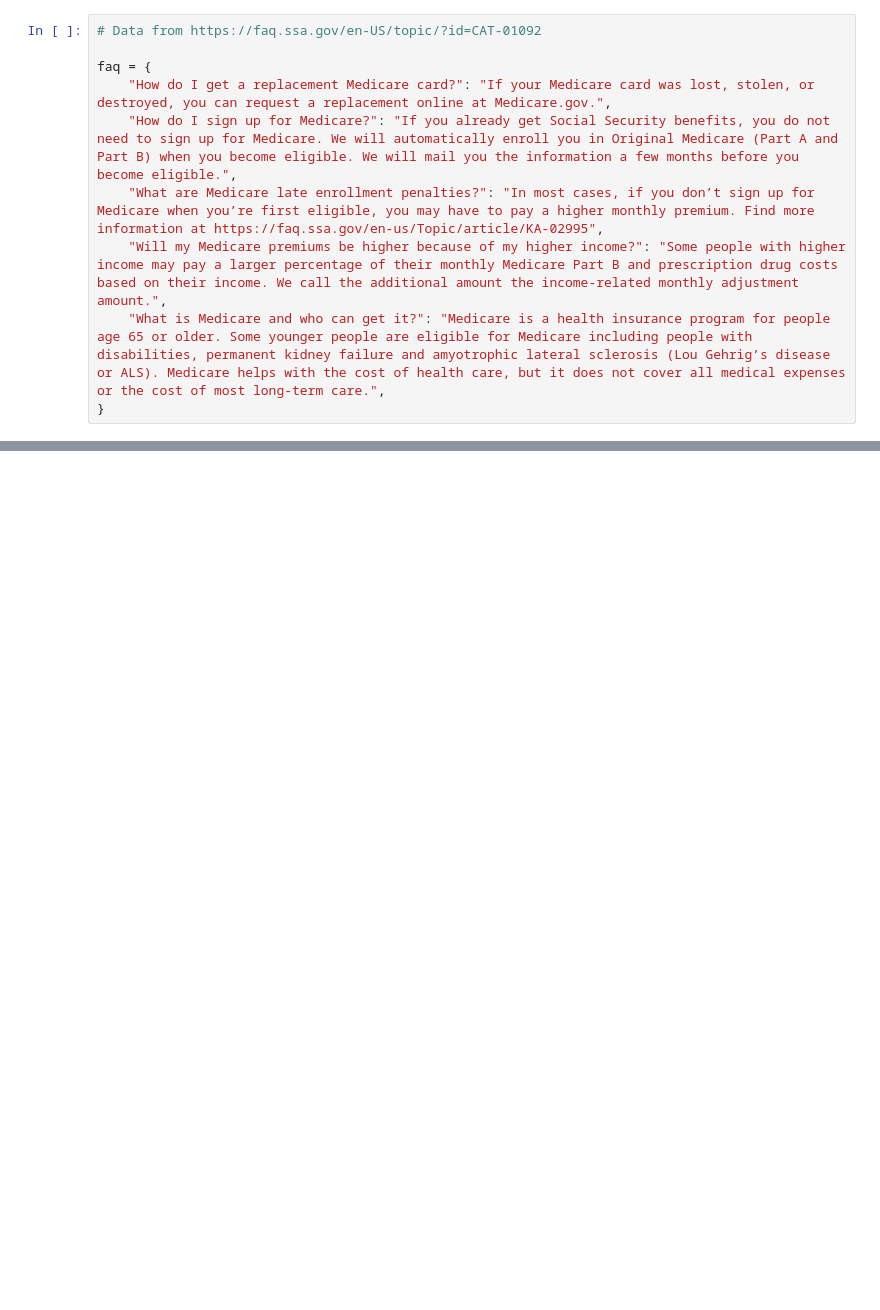
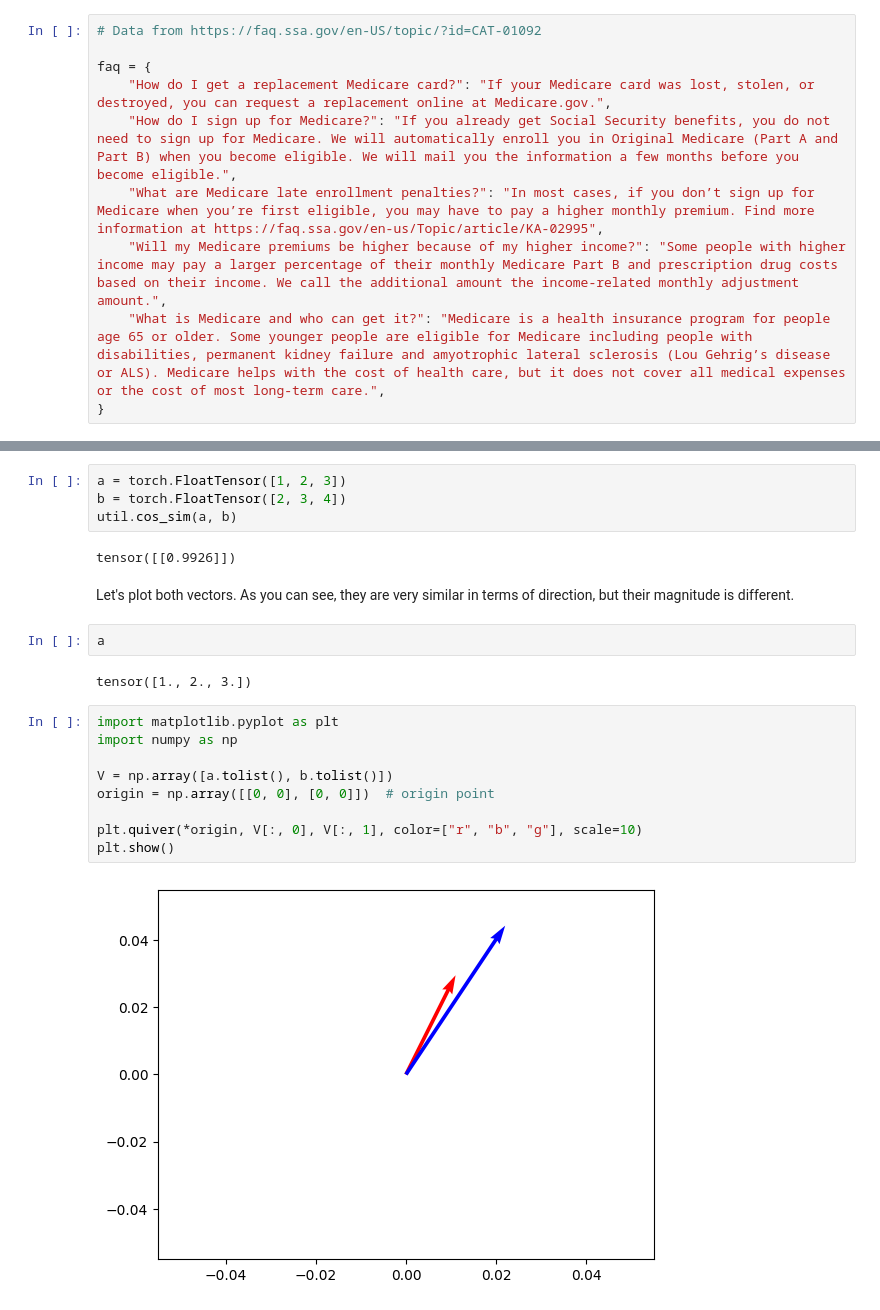
Before and after one commit to osanseviero/hackerllama, a Jupyter notebook: nbs/blog/posts/sentence_embeddings/index.ipynb, the cells around one changed output, grey strips where cells are left out. Drawn from its saved outputs; the diff is of its cells as text; blank space fills up the shorter version.

```diff
--- a/nbs/blog/posts/sentence_embeddings/index.ipynb
+++ b/nbs/blog/posts/sentence_embeddings/index.ipynb
@@ -188,0 +729,23 @@ tensor([ 6.7657e-02,  6.3496e-02,  4.8713e-02,  7.9305e-02,  3.7448e-02,
+# %%
+a = torch.FloatTensor([1, 2, 3])
+b = torch.FloatTensor([2, 3, 4])
+util.cos_sim(a, b)
+# %% [output]
+tensor([[0.9926]])
+# %% [markdown]
+Let's plot both vectors. As you can see, they are very similar in terms of direction, but their magnitude is different.
+# %%
+a
+# %% [output]
+tensor([1., 2., 3.])
+# %%
+import matplotlib.pyplot as plt
+import numpy as np
+
+V = np.array([a.tolist(), b.tolist()])
+origin = np.array([[0, 0], [0, 0]])  # origin point
+
+plt.quiver(*origin, V[:, 0], V[:, 1], color=["r", "b", "g"], scale=10)
+plt.show()
+# %% [output]
+[figure, added]
```
Also changed, not shown: parts of 162 cells of this notebook, 6 other files.
